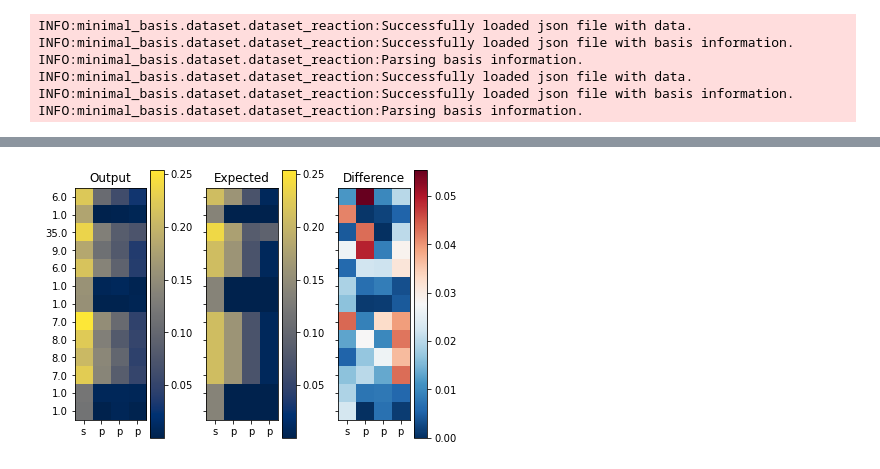
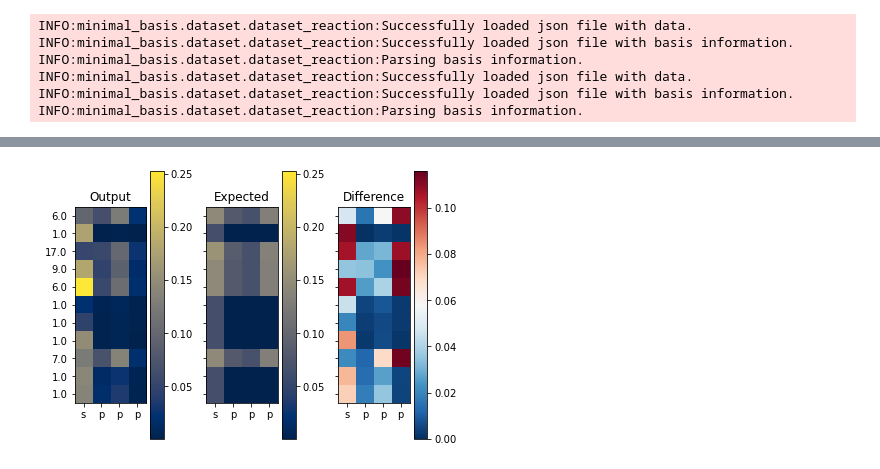
Before and after one commit to sudarshanv01/coeffnet, a Jupyter notebook: training/analyse_hamiltonian_dataset.ipynb, the cells around one changed output, grey strips where cells are left out. Drawn from its saved outputs; the diff is of its cells as text; code cells hidden in the pictures.

```diff
--- a/training/analyse_hamiltonian_dataset.ipynb
+++ b/training/analyse_hamiltonian_dataset.ipynb
@@ -202,42 +202,44 @@ Shape of output_network: torch.Size([13, 4])
 # Read in the model
 model = torch.load("output/reaction_model.pt")
 
-for idx, data in enumerate(train_loader):
+for idx, data in enumerate(validation_loader):
     output = model(data)
     output = output.detach().numpy()
     output = np.abs(output)
+
     expected = data.x_transition_state.detach().numpy()
+
     difference = output - expected
     difference = np.abs(difference)
     fig, axs = plt.subplots(1, 3, figsize=(6, 5), sharex=True, sharey=True)
     cax = axs[0].imshow(output, cmap="cividis")
     fig.colorbar(cax, ax=axs[0])
     axs[0].set_title("Output")
     cax = axs[1].imshow(expected, cmap="cividis")
     fig.colorbar(cax, ax=axs[1])
     cax.set_clim(axs[0].get_images()[0].get_clim())
     axs[1].set_title("Expected")
     cax = axs[2].imshow(difference, cmap="RdBu_r", vmin=0)
     fig.colorbar(cax, ax=axs[2])
     axs[2].set_title("Difference")
     # Change the tick labels to the species
     tickvals = data.species.view(-1).detach().numpy().flatten()
     axs[0].set_yticks(np.arange(len(tickvals)))
     axs[0].set_yticklabels(tickvals)
     axs[1].set_yticks(np.arange(len(tickvals)))
     axs[1].set_yticklabels(tickvals)
     axs[2].set_yticks(np.arange(len(tickvals)))
     axs[2].set_yticklabels(tickvals)
     # Set the x-axis ticks to be s, p, p, p
     axs[0].set_xticks(np.arange(4))
     axs[0].set_xticklabels(["s", "p", "p", "p"])
     axs[1].set_xticks(np.arange(4))
     axs[1].set_xticklabels(["s", "p", "p", "p"])
     axs[2].set_xticks(np.arange(4))
     axs[2].set_xticklabels(["s", "p", "p", "p"])
     fig.tight_layout()
     plt.show()
 
     break
 # %% [output]
-[figure, old version]
+[figure, new version]
```
Also changed, not shown: parts of 3 cells of this notebook, 2 other files.
